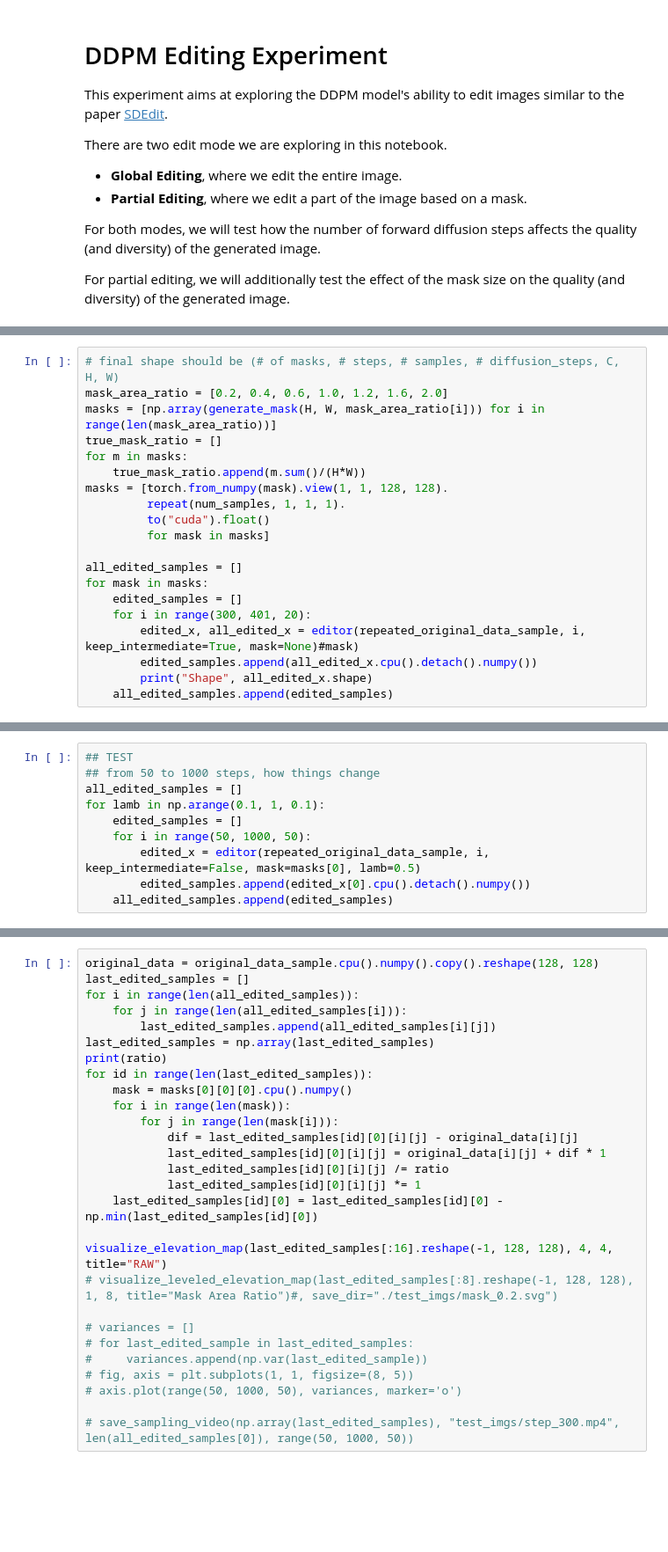
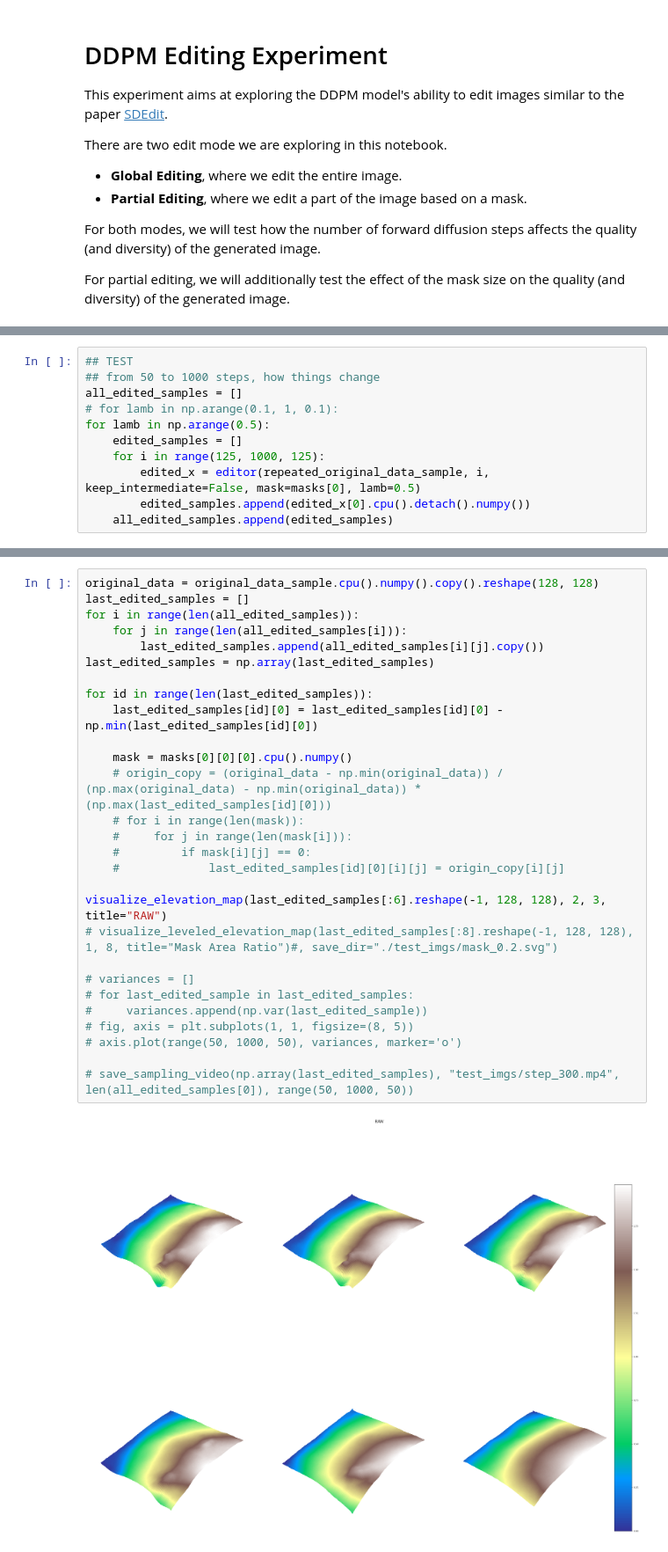
Before and after one commit to hannibal051/denoising-diffusion-pytorch, a Jupyter notebook: env-gen-diffusion/DDPM Partial Editing gradient.ipynb, the cells around one changed output, grey strips where cells are left out. Shown at 88% size. Drawn from its saved outputs; the diff is of its cells as text; blank space fills up the shorter version.

```diff
--- a/env-gen-diffusion/DDPM Partial Editing gradient.ipynb
+++ b/env-gen-diffusion/DDPM Partial Editing gradient.ipynb
@@ -162,20 +170,0 @@ Mask ratios -0.3006591796875
-# %%
-# final shape should be (# of masks, # steps, # samples, # diffusion_steps, C, H, W)
-mask_area_ratio = [0.2, 0.4, 0.6, 1.0, 1.2, 1.6, 2.0]
-masks = [np.array(generate_mask(H, W, mask_area_ratio[i])) for i in range(len(mask_area_ratio))]
-true_mask_ratio = []
-for m in masks:
-    true_mask_ratio.append(m.sum()/(H*W))
-masks = [torch.from_numpy(mask).view(1, 1, 128, 128).
-         repeat(num_samples, 1, 1, 1).
-         to("cuda").float()
-         for mask in masks]
-
-all_edited_samples = []
-for mask in masks:
-    edited_samples = []
-    for i in range(300, 401, 20):
-        edited_x, all_edited_x = editor(repeated_original_data_sample, i, keep_intermediate=True, mask=None)#mask)
-        edited_samples.append(all_edited_x.cpu().detach().numpy())
-        print("Shape", all_edited_x.shape)
-    all_edited_samples.append(edited_samples)
@@ -215,9 +172,10 @@ print(true_mask_ratio[0], np.var(sample_1, axis=0).sum())
 ## TEST
 ## from 50 to 1000 steps, how things change
 all_edited_samples = []
-for lamb in np.arange(0.1, 1, 0.1):
+# for lamb in np.arange(0.1, 1, 0.1):
+for lamb in np.arange(0.5):
     edited_samples = []
-    for i in range(50, 1000, 50):
+    for i in range(125, 1000, 125):
         edited_x = editor(repeated_original_data_sample, i, keep_intermediate=False, mask=masks[0], lamb=0.5)
         edited_samples.append(edited_x[0].cpu().detach().numpy())
     all_edited_samples.append(edited_samples)
@@ -302,31 +196,33 @@ KeyboardInterrupt:
 # %%
 original_data = original_data_sample.cpu().numpy().copy().reshape(128, 128)
 last_edited_samples = []
 for i in range(len(all_edited_samples)):
     for j in range(len(all_edited_samples[i])):
-        last_edited_samples.append(all_edited_samples[i][j])
+        last_edited_samples.append(all_edited_samples[i][j].copy())
 last_edited_samples = np.array(last_edited_samples)
-print(ratio)
+
 for id in range(len(last_edited_samples)):
-    mask = masks[0][0][0].cpu().numpy()
-    for i in range(len(mask)):
-        for j in range(len(mask[i])):
-            dif = last_edited_samples[id][0][i][j] - original_data[i][j]
-            last_edited_samples[id][0][i][j] = original_data[i][j] + dif * 1
-            last_edited_samples[id][0][i][j] /= ratio
-            last_edited_samples[id][0][i][j] *= 1
     last_edited_samples[id][0] = last_edited_samples[id][0] - np.min(last_edited_samples[id][0])
 
-visualize_elevation_map(last_edited_samples[:16].reshape(-1, 128, 128), 4, 4, title="RAW")
+    mask = masks[0][0][0].cpu().numpy()
+    # origin_copy = (original_data - np.min(original_data)) / (np.max(original_data) - np.min(original_data)) * (np.max(last_edited_samples[id][0]))
+    # for i in range(len(mask)):
+    #     for j in range(len(mask[i])):
+    #         if mask[i][j] == 0:
+    #             last_edited_samples[id][0][i][j] = origin_copy[i][j]
+
+visualize_elevation_map(last_edited_samples[:6].reshape(-1, 128, 128), 2, 3, title="RAW")
 # visualize_leveled_elevation_map(last_edited_samples[:8].reshape(-1, 128, 128), 1, 8, title="Mask Area Ratio")#, save_dir="./test_imgs/mask_0.2.svg")
 
 # variances = []
 # for last_edited_sample in last_edited_samples:
 #     variances.append(np.var(last_edited_sample))
 # fig, axis = plt.subplots(1, 1, figsize=(8, 5))
 # axis.plot(range(50, 1000, 50), variances, marker='o')
 
 # save_sampling_video(np.array(last_edited_samples), "test_imgs/step_300.mp4", len(all_edited_samples[0]), range(50, 1000, 50))
+# %% [output]
+[figure, added]
 # %%
 ## TEST
 ## recursively 250 steps on image, see how things change
```
Also changed, not shown: parts of 21 cells of this notebook, 37 other files.
